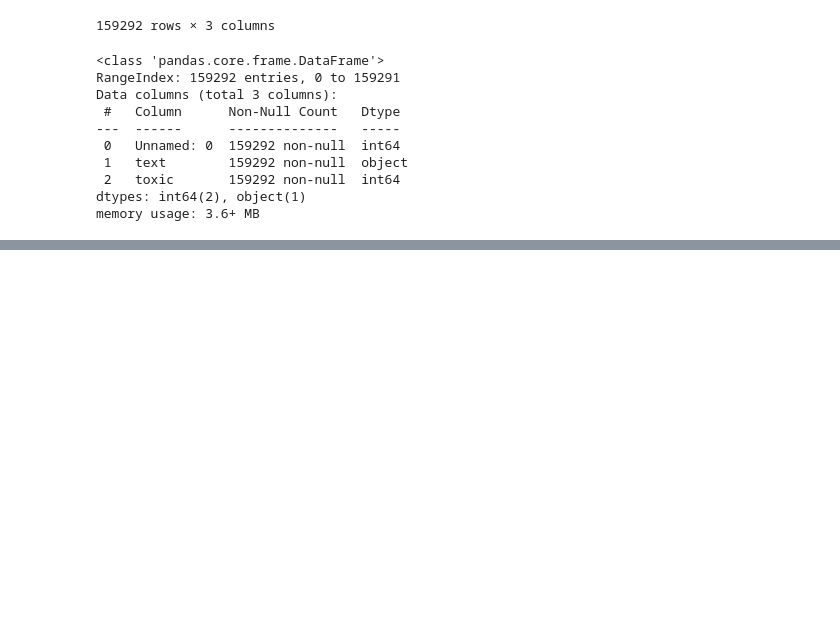
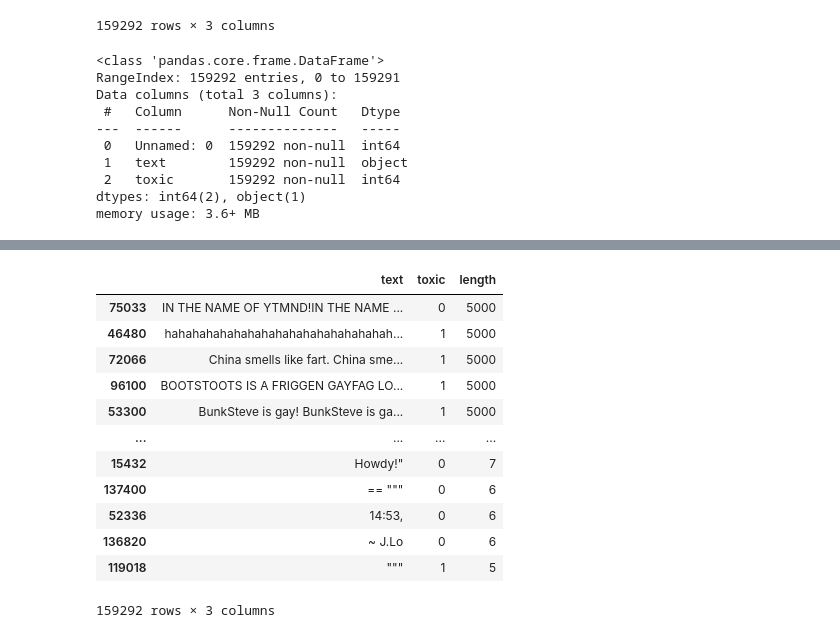
Before and after one commit to Moncervers/comments_tonal_analysis, a Jupyter notebook: analysis_using_BERT.ipynb, the cells around one changed output, grey strips where cells are left out. Drawn from its saved outputs; the diff is of its cells as text; code cells hidden in the pictures; blank space fills up the shorter version.

```diff
--- a/analysis_using_BERT.ipynb
+++ b/analysis_using_BERT.ipynb
@@ -83,0 +122,20 @@ memory usage: 155.7 KB
+# %%
+# Посмотрим, какой самый длинный комментарий в датасете:
+df['length'] = df['text'].apply(lambda x: len(x))
+
+# Смотрим самые большие комментарии:
+df.sort_values('length', ascending=False)
+# %% [output]
+|  | text | toxic | length |
+| 75033 | IN THE NAME OF YTMND!IN THE NAME ... | 0 | 5000 |
+| 46480 | hahahahahahahahahahahahahahahahah... | 1 | 5000 |
+| 72066 | China smells like fart. China sme... | 1 | 5000 |
+| 96100 | BOOTSTOOTS IS A FRIGGEN GAYFAG LO... | 1 | 5000 |
+| 53300 | BunkSteve is gay! BunkSteve is ga... | 1 | 5000 |
+| ... | ... | ... | ... |
+| 15432 | Howdy!" | 0 | 7 |
+| 137400 | == """ | 0 | 6 |
+| 52336 | 14:53, | 0 | 6 |
+| 136820 | ~ J.Lo | 0 | 6 |
+| 119018 | """ | 1 | 5 |
+159292 rows × 3 columns
```
Also changed, not shown: parts of 23 cells of this notebook.
